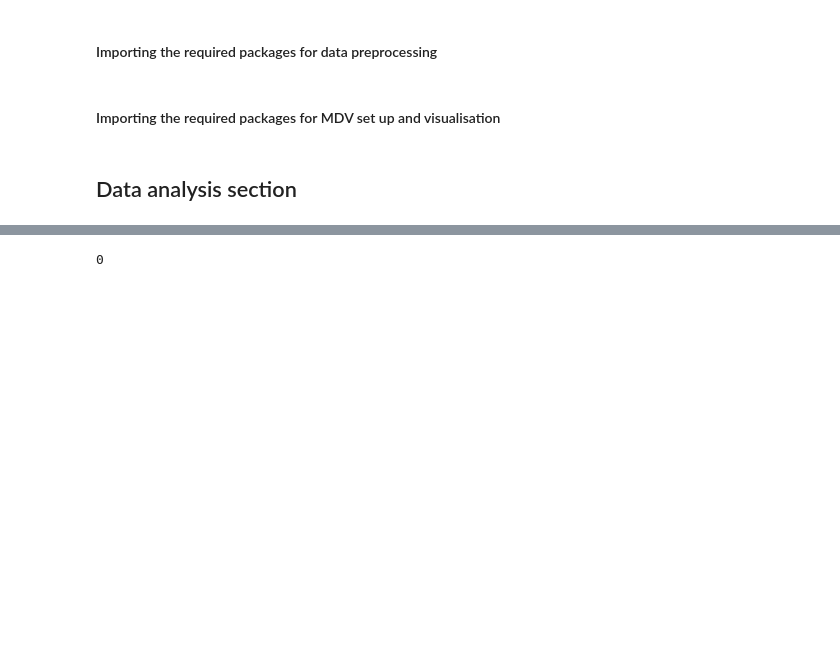
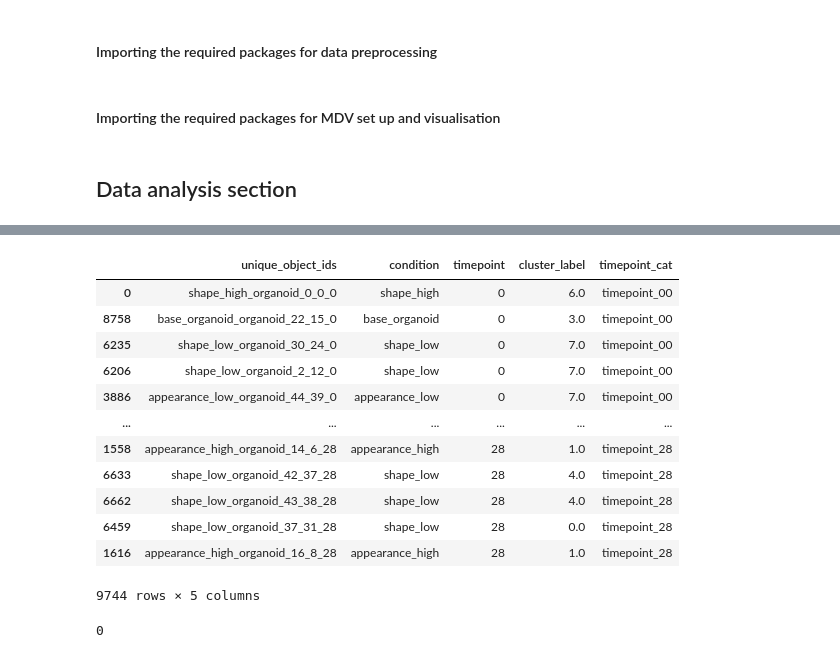
Before and after one commit to Taylor-CCB-Group/MDV, a Jupyter notebook: python/mdvtools/test_projects/SPOT_example.ipynb, the cells around one changed output, grey strips where cells are left out. Saved outputs shown, nothing was run; the diff lists cells and outputs as text; code cells hidden in the pictures; blank space fills up the shorter version.

```diff
--- a/python/mdvtools/test_projects/SPOT_example.ipynb
+++ b/python/mdvtools/test_projects/SPOT_example.ipynb
@@ -31,0 +63,6 @@ organoids_data["timepoint_cat"] = "timepoint_" + organoids_data["timepoint"].ast
+# %%
+# extract the number, cast to int
+organoids_data['tp_num'] = organoids_data['timepoint_cat'].str.split('_').str[-1].astype(int)
+
+# sort by that numeric column
+organoids_data = organoids_data.sort_values('tp_num').drop(columns='tp_num')
@@ -134,0 +228,16 @@ selection_dialog = SelectionDialogPlot(
+# %%
+organoids_data
+# %% [output]
+|  | unique_object_ids | condition | timepoint | cluster_label | timepoint_cat |
+| 0 | shape_high_organoid_0_0_0 | shape_high | 0 | 6.0 | timepoint_00 |
+| 8758 | base_organoid_organoid_22_15_0 | base_organoid | 0 | 3.0 | timepoint_00 |
+| 6235 | shape_low_organoid_30_24_0 | shape_low | 0 | 7.0 | timepoint_00 |
+| 6206 | shape_low_organoid_2_12_0 | shape_low | 0 | 7.0 | timepoint_00 |
+| 3886 | appearance_low_organoid_44_39_0 | appearance_low | 0 | 7.0 | timepoint_00 |
+| ... | ... | ... | ... | ... | ... |
+| 1558 | appearance_high_organoid_14_6_28 | appearance_high | 28 | 1.0 | timepoint_28 |
+| 6633 | shape_low_organoid_42_37_28 | shape_low | 28 | 4.0 | timepoint_28 |
+| 6662 | shape_low_organoid_43_38_28 | shape_low | 28 | 4.0 | timepoint_28 |
+| 6459 | shape_low_organoid_37_31_28 | shape_low | 28 | 0.0 | timepoint_28 |
+| 1616 | appearance_high_organoid_16_8_28 | appearance_high | 28 | 1.0 | timepoint_28 |
+9744 rows × 5 columns
```
Also changed, not shown: parts of 20 cells of this notebook.
